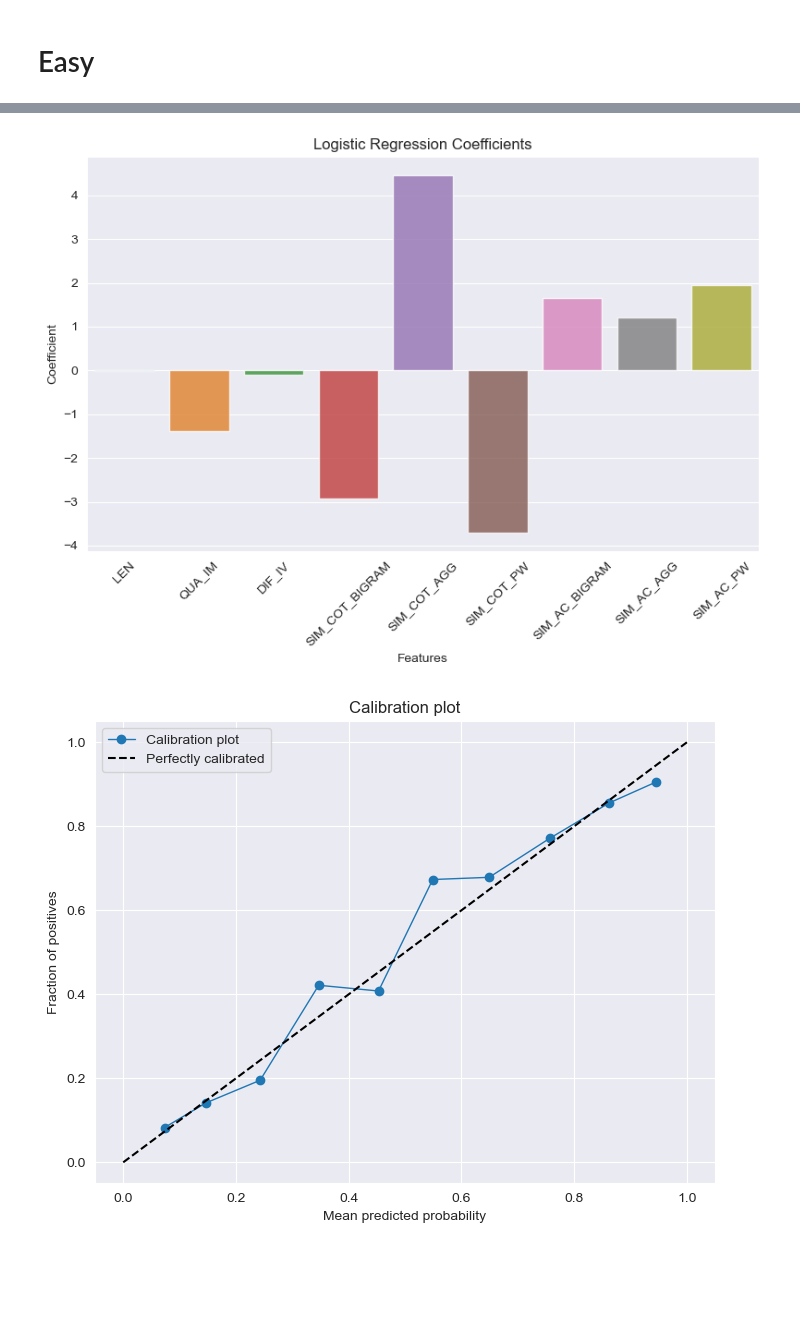
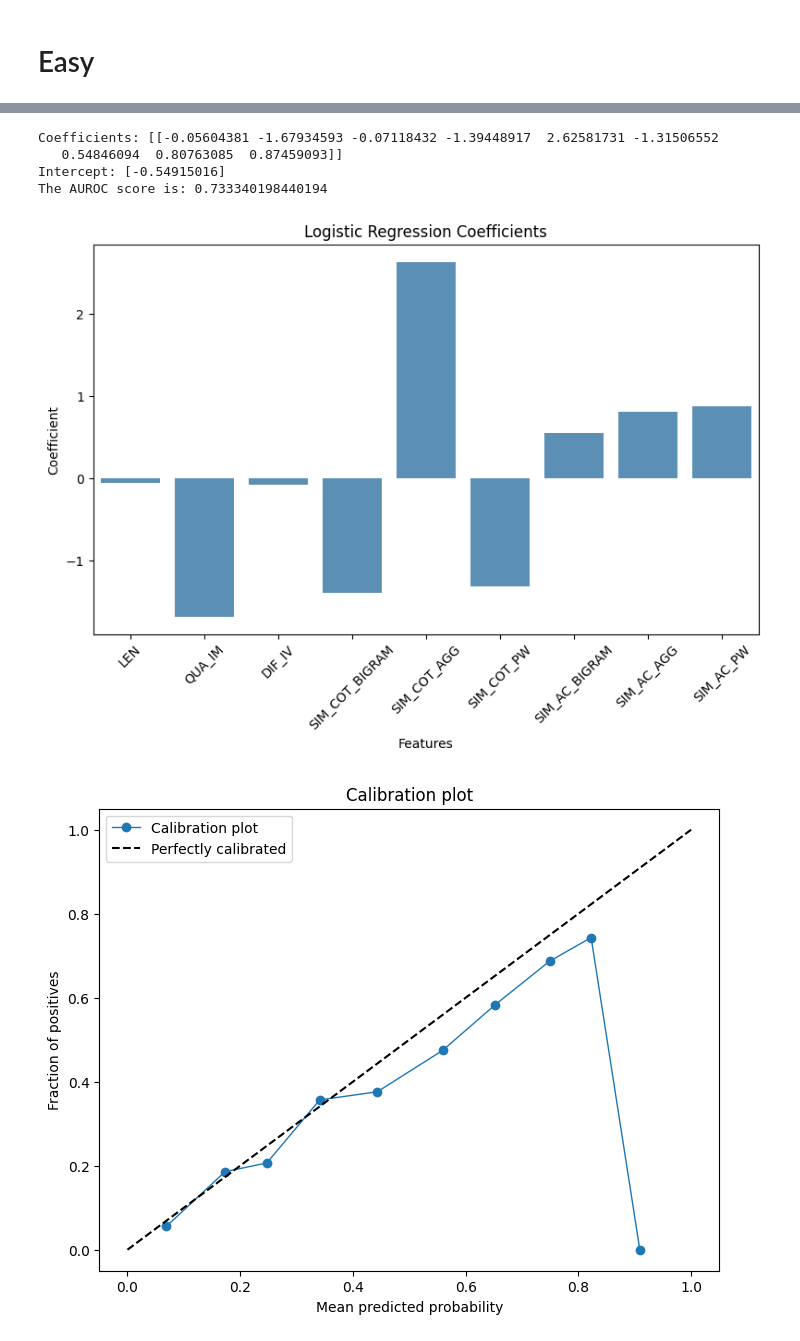
Before and after one commit to wan19990901/SC_conf, a Jupyter notebook: src/feature_selection.ipynb, the cells around one changed output, grey strips where cells are left out. Drawn from its saved outputs; the diff is of its cells as text; code cells hidden in the pictures; blank space fills up the shorter version.

```diff
--- a/src/feature_selection.ipynb
+++ b/src/feature_selection.ipynb
@@ -60,0 +142,3 @@ easy
+# %%
+hard = evaluate_answers_with_window(hard,5)
+hard.ES_correctness.value_counts()
@@ -69,5 +162,7 @@ feature_li = [
  'SIM_COT_PW',
  'SIM_AC_BIGRAM',
  'SIM_AC_AGG',
- 'SIM_AC_PW'
+ 'SIM_AC_PW',
+ 'CoT answers',
+
   ]
@@ -133,3 +241,7 @@ easy_final = concatenate_columns(easy,feature_li,'Correctness')
+# %%
+hard_final['cot_answer'] = np.repeat(hard['correct answer'].values,40)
+# %%
+easy_final['cot_answer'] = np.repeat(easy['correct answer'].values,40)
 # %%
 hard_final
 # %% [output]
@@ -430,54 +536,50 @@ weighted avg       0.81      0.78      0.79      4000
 # %% [markdown]
 # Easy
 # %%
-X = easy_final[feature_li]
-y = easy_final['Correctness']
-
-
 
 # Calculate the split index
 split_idx = int(len(easy_final) * 0.8)  # 80% of the length of the dataset
 
 # Split the data into training and test sets
-X_train = easy_final[feature_li].iloc[:split_idx]
-y_train = easy_final['Correctness'].iloc[:split_idx]
-X_test = easy_final[feature_li].iloc[split_idx:]
-y_test = easy_final['Correctness'].iloc[split_idx:]
+X_train_easy = easy_final[feature_li].iloc[:split_idx]
+y_train_easy = easy_final['Correctness'].iloc[:split_idx]
+X_test_easy = easy_final[feature_li].iloc[split_idx:]
+y_test_easy = easy_final['Correctness'].iloc[split_idx:]
 
 # Add a constant term to the features for the intercept for training and testing set
-X_train = sm.add_constant(X_train)
-X_test = sm.add_constant(X_test)
+X_train_easy = sm.add_constant(X_train_easy)
+X_test_easy = sm.add_constant(X_test_easy)
 
 # Fit the logistic regression model using statsmodels
-model = sm.Logit(y_train, X_train)
+model = sm.Logit(y_train_easy, X_train_easy)
 result = model.fit()
 
 # Print the model summary to see the coefficients and their significance
 print(result.summary())
 
 # Split the data into training and test sets
-X_train = easy_final[feature_li].iloc[:split_idx]
-y_train = easy_final['Correctness'].iloc[:split_idx]
-X_test = easy_final[feature_li].iloc[split_idx:]
-y_test = easy_final['Correctness'].iloc[split_idx:]
+X_train_easy = easy_final[feature_li].iloc[:split_idx]
+y_train_easy = easy_final['Correctness'].iloc[:split_idx]
+X_test_easy = easy_final[feature_li].iloc[split_idx:]
+y_test_easy = easy_final['Correctness'].iloc[split_idx:]
 
 # Initialize and fit the logistic regression model
 model = LogisticRegression(max_iter=1000)
-model.fit(X_train, y_train)
+model.fit(X_train_easy, y_train_easy)
 
 # Print the model coefficients and intercept
 print("Coefficients:", model.coef_)
 print("Intercept:", model.intercept_)
 
 # Make predictions on the test data (predicting probabilities)
-y_pred_proba = model.predict_proba(X_test)[:, 1]  # Get probabilities for the positive class
+y_pred_proba = model.predict_proba(X_test_easy)[:, 1]  # Get probabilities for the positive class
 
 # Calculate the AUROC
-auroc = roc_auc_score(y_test, y_pred_proba)
+auroc = roc_auc_score(y_test_easy, y_pred_proba)
 print(f"The AUROC score is: {auroc}")
 
 # Visualize the coefficients and their significance using a bar plot
-coef_df = pd.DataFrame({'Coefficient': model.coef_[0]}, index=X_train.columns)
+coef_df = pd.DataFrame({'Coefficient': model.coef_[0]}, index=X_train_easy.columns)
 plt.figure(figsize=(8, 6))
 sns.barplot(x=coef_df.index, y=coef_df['Coefficient'], alpha=0.8)
 plt.title('Logistic Regression Coefficients')
@@ -488,7 +590,7 @@ plt.tight_layout()
 plt.show()
 
 # Calibration plot
-prob_true, prob_pred = calibration_curve(y_test, y_pred_proba, n_bins=10)
+prob_true, prob_pred = calibration_curve(y_test_easy, y_pred_proba, n_bins=10)
 plt.figure(figsize=(8, 6))
 plt.plot(prob_pred, prob_true, marker='o', linewidth=1, label='Calibration plot')
 plt.plot([0, 1], [0, 1], 'k--', label='Perfectly calibrated')
@@ -518,5 +620,9 @@ The AUROC score is: 0.8525393206374177
+Coefficients: [[-0.05604381 -1.67934593 -0.07118432 -1.39448917  2.62581731 -1.31506552
+   0.54846094  0.80763085  0.87459093]]
+Intercept: [-0.54915016]
+The AUROC score is: 0.733340198440194
-[figure, old version]
+[figure, new version]
-[figure, old version]
+[figure, new version]
 # %%
 # Initialize and fit the Random Forest model
 model = RandomForestClassifier(random_state=42)
```
Also changed, not shown: parts of 32 cells of this notebook.
